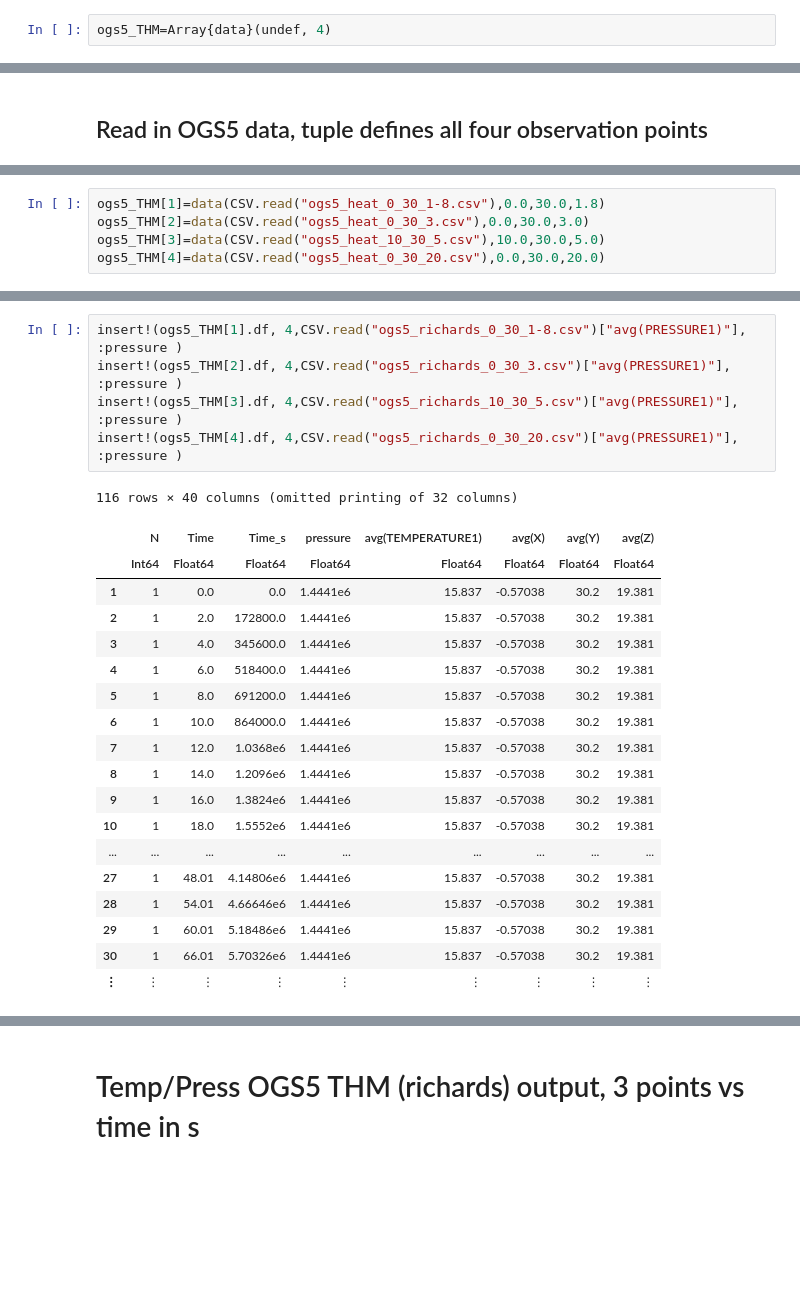
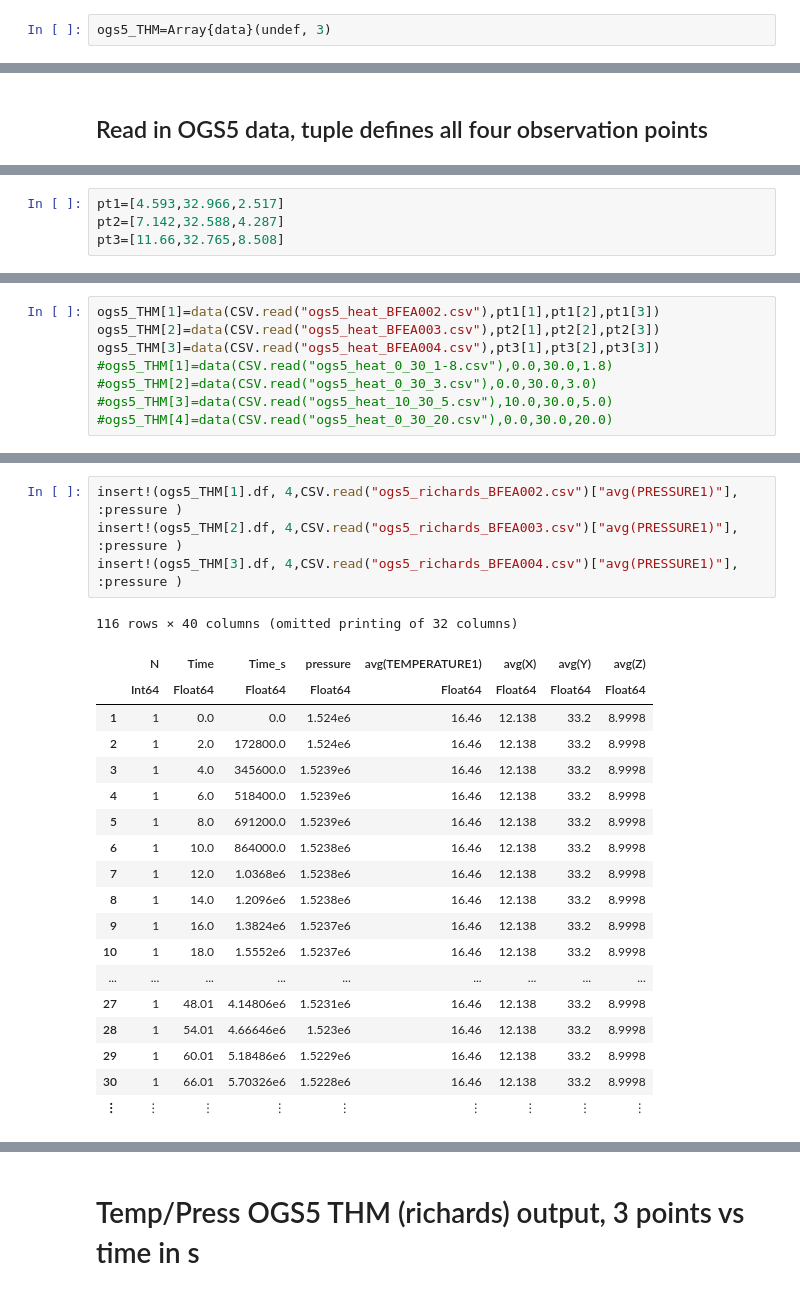
Before and after one commit to joergbuchwald/mini-projects, a Jupyter notebook: temp/FE-model_analysis.ipynb, the cells around one changed output, grey strips where cells are left out. Saved outputs shown, nothing was run; the diff lists cells and outputs as text; blank space fills up the shorter version.

```diff
--- a/temp/FE-model_analysis.ipynb
+++ b/temp/FE-model_analysis.ipynb
@@ -10,5 +10,5 @@ mutable struct data
     ptz::Float32
 end
 # %%
-ogs5_THM=Array{data}(undef, 4)
+ogs5_THM=Array{data}(undef, 3)
 # %% [output]
@@ -21,0 +23,4 @@ ogs5_THM=Array{data}(undef, 4)
+# %%
+pt1=[4.593,32.966,2.517]
+pt2=[7.142,32.588,4.287]
+pt3=[11.66,32.765,8.508]
@@ -22,7 +139,10 @@ ogs5_THM=Array{data}(undef, 4)
 # %%
-ogs5_THM[1]=data(CSV.read("ogs5_heat_0_30_1-8.csv"),0.0,30.0,1.8)
-ogs5_THM[2]=data(CSV.read("ogs5_heat_0_30_3.csv"),0.0,30.0,3.0)
-ogs5_THM[3]=data(CSV.read("ogs5_heat_10_30_5.csv"),10.0,30.0,5.0)
-ogs5_THM[4]=data(CSV.read("ogs5_heat_0_30_20.csv"),0.0,30.0,20.0)
+ogs5_THM[1]=data(CSV.read("ogs5_heat_BFEA002.csv"),pt1[1],pt1[2],pt1[3])
+ogs5_THM[2]=data(CSV.read("ogs5_heat_BFEA003.csv"),pt2[1],pt2[2],pt2[3])
+ogs5_THM[3]=data(CSV.read("ogs5_heat_BFEA004.csv"),pt3[1],pt3[2],pt3[3])
+#ogs5_THM[1]=data(CSV.read("ogs5_heat_0_30_1-8.csv"),0.0,30.0,1.8)
+#ogs5_THM[2]=data(CSV.read("ogs5_heat_0_30_3.csv"),0.0,30.0,3.0)
+#ogs5_THM[3]=data(CSV.read("ogs5_heat_10_30_5.csv"),10.0,30.0,5.0)
+#ogs5_THM[4]=data(CSV.read("ogs5_heat_0_30_20.csv"),0.0,30.0,20.0)
 # %% [output]
 data(116×38 DataFrame. Omitted printing of 32 columns
@@ -69,26 +169,25 @@ CSV.read("ogs5_mech_0_30_1-8.csv")["avg(DISPLACEMENT (0))"]
 # %%
-insert!(ogs5_THM[1].df, 4,CSV.read("ogs5_richards_0_30_1-8.csv")["avg(PRESSURE1)"], :pressure )
-insert!(ogs5_THM[2].df, 4,CSV.read("ogs5_richards_0_30_3.csv")["avg(PRESSURE1)"], :pressure )
-insert!(ogs5_THM[3].df, 4,CSV.read("ogs5_richards_10_30_5.csv")["avg(PRESSURE1)"], :pressure )
-insert!(ogs5_THM[4].df, 4,CSV.read("ogs5_richards_0_30_20.csv")["avg(PRESSURE1)"], :pressure )
+insert!(ogs5_THM[1].df, 4,CSV.read("ogs5_richards_BFEA002.csv")["avg(PRESSURE1)"], :pressure )
+insert!(ogs5_THM[2].df, 4,CSV.read("ogs5_richards_BFEA003.csv")["avg(PRESSURE1)"], :pressure )
+insert!(ogs5_THM[3].df, 4,CSV.read("ogs5_richards_BFEA004.csv")["avg(PRESSURE1)"], :pressure )
 # %% [output]
 116 rows × 40 columns (omitted printing of 32 columns)
 |  | N | Time | Time_s | pressure | avg(TEMPERATURE1) | avg(X) | avg(Y) | avg(Z) |
 |  | Int64 | Float64 | Float64 | Float64 | Float64 | Float64 | Float64 | Float64 |
-| 1 | 1 | 0.0 | 0.0 | 1.4441e6 | 15.837 | -0.57038 | 30.2 | 19.381 |
-| 2 | 1 | 2.0 | 172800.0 | 1.4441e6 | 15.837 | -0.57038 | 30.2 | 19.381 |
-| 3 | 1 | 4.0 | 345600.0 | 1.4441e6 | 15.837 | -0.57038 | 30.2 | 19.381 |
-| 4 | 1 | 6.0 | 518400.0 | 1.4441e6 | 15.837 | -0.57038 | 30.2 | 19.381 |
-| 5 | 1 | 8.0 | 691200.0 | 1.4441e6 | 15.837 | -0.57038 | 30.2 | 19.381 |
-| 6 | 1 | 10.0 | 864000.0 | 1.4441e6 | 15.837 | -0.57038 | 30.2 | 19.381 |
-| 7 | 1 | 12.0 | 1.0368e6 | 1.4441e6 | 15.837 | -0.57038 | 30.2 | 19.381 |
-| 8 | 1 | 14.0 | 1.2096e6 | 1.4441e6 | 15.837 | -0.57038 | 30.2 | 19.381 |
-| 9 | 1 | 16.0 | 1.3824e6 | 1.4441e6 | 15.837 | -0.57038 | 30.2 | 19.381 |
-| 10 | 1 | 18.0 | 1.5552e6 | 1.4441e6 | 15.837 | -0.57038 | 30.2 | 19.381 |
+| 1 | 1 | 0.0 | 0.0 | 1.524e6 | 16.46 | 12.138 | 33.2 | 8.9998 |
+| 2 | 1 | 2.0 | 172800.0 | 1.524e6 | 16.46 | 12.138 | 33.2 | 8.9998 |
+| 3 | 1 | 4.0 | 345600.0 | 1.5239e6 | 16.46 | 12.138 | 33.2 | 8.9998 |
+| 4 | 1 | 6.0 | 518400.0 | 1.5239e6 | 16.46 | 12.138 | 33.2 | 8.9998 |
+| 5 | 1 | 8.0 | 691200.0 | 1.5239e6 | 16.46 | 12.138 | 33.2 | 8.9998 |
+| 6 | 1 | 10.0 | 864000.0 | 1.5238e6 | 16.46 | 12.138 | 33.2 | 8.9998 |
+| 7 | 1 | 12.0 | 1.0368e6 | 1.5238e6 | 16.46 | 12.138 | 33.2 | 8.9998 |
+| 8 | 1 | 14.0 | 1.2096e6 | 1.5238e6 | 16.46 | 12.138 | 33.2 | 8.9998 |
+| 9 | 1 | 16.0 | 1.3824e6 | 1.5237e6 | 16.46 | 12.138 | 33.2 | 8.9998 |
+| 10 | 1 | 18.0 | 1.5552e6 | 1.5237e6 | 16.46 | 12.138 | 33.2 | 8.9998 |
 | ... | ... | ... | ... | ... | ... | ... | ... | ... |
-| 27 | 1 | 48.01 | 4.14806e6 | 1.4441e6 | 15.837 | -0.57038 | 30.2 | 19.381 |
-| 28 | 1 | 54.01 | 4.66646e6 | 1.4441e6 | 15.837 | -0.57038 | 30.2 | 19.381 |
-| 29 | 1 | 60.01 | 5.18486e6 | 1.4441e6 | 15.837 | -0.57038 | 30.2 | 19.381 |
-| 30 | 1 | 66.01 | 5.70326e6 | 1.4441e6 | 15.837 | -0.57038 | 30.2 | 19.381 |
+| 27 | 1 | 48.01 | 4.14806e6 | 1.5231e6 | 16.46 | 12.138 | 33.2 | 8.9998 |
+| 28 | 1 | 54.01 | 4.66646e6 | 1.523e6 | 16.46 | 12.138 | 33.2 | 8.9998 |
+| 29 | 1 | 60.01 | 5.18486e6 | 1.5229e6 | 16.46 | 12.138 | 33.2 | 8.9998 |
+| 30 | 1 | 66.01 | 5.70326e6 | 1.5228e6 | 16.46 | 12.138 | 33.2 | 8.9998 |
 | ⋮ | ⋮ | ⋮ | ⋮ | ⋮ | ⋮ | ⋮ | ⋮ | ⋮ |
 # %%
```
Also changed, not shown: parts of 38 cells of this notebook, 1 other file.
